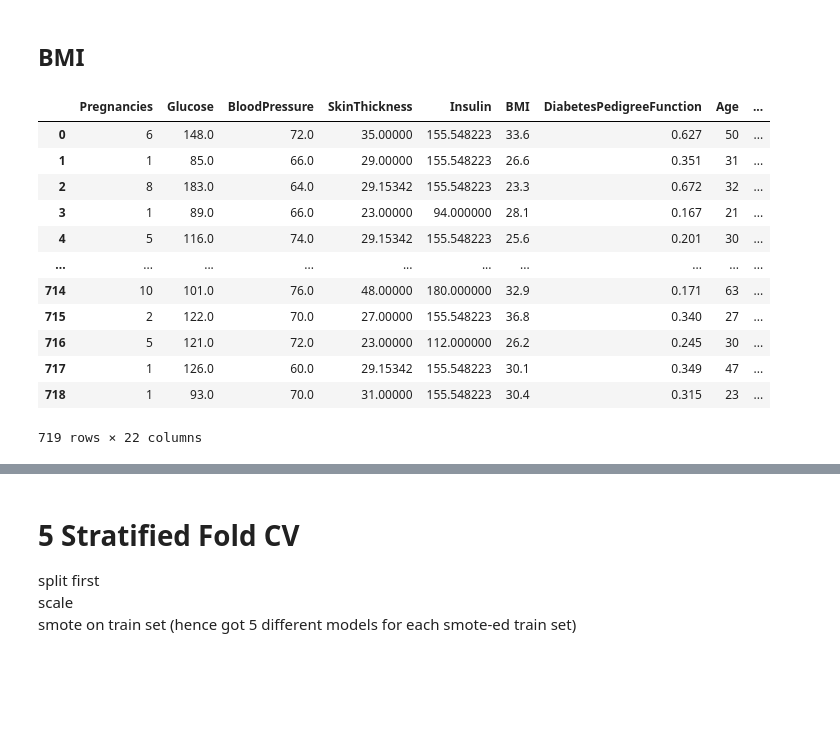
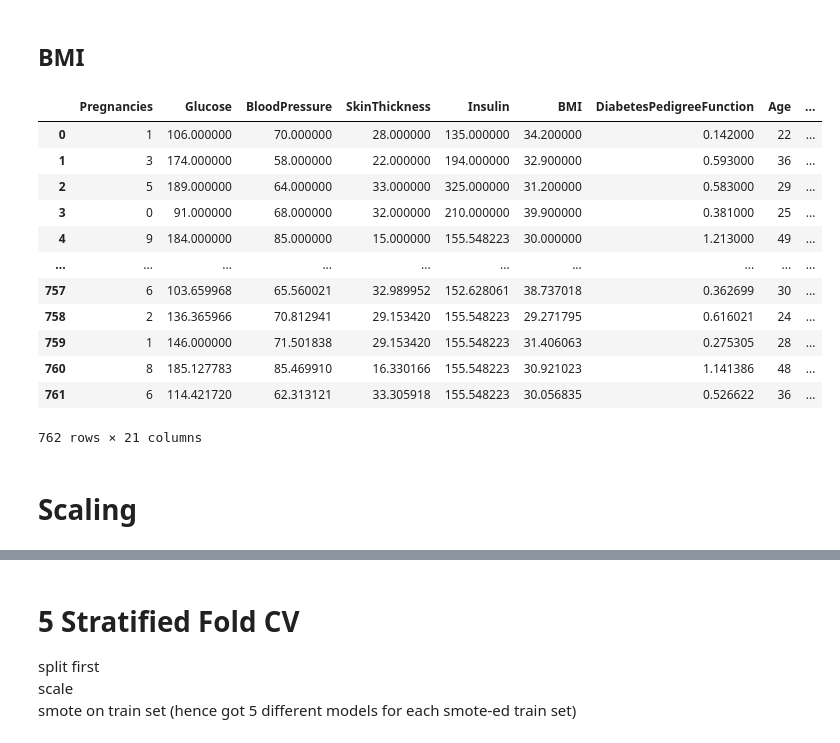
Before and after one commit to nigelmaxwee/sc5010-introduction-to-data-analysis, a Jupyter notebook: data-preprocessing.ipynb, the cells around one changed output, grey strips where cells are left out. Cells and saved outputs as stored; diff of their text form; code cells hidden in the pictures; blank space fills up the shorter version.

Commit message:
Update feature engineering

```diff
--- a/data-preprocessing.ipynb
+++ b/data-preprocessing.ipynb
@@ -216,0 +242,12 @@ plt.show()
+# %%
+from imblearn.over_sampling import SMOTE
+
+# Initialize SMOTE
+smote = SMOTE(random_state=42)
+
+# Fit and resample only the training data
+X_train_sm, y_train_sm = smote.fit_resample(X_train, y_train)
+
+# Optional: Check class distribution after SMOTE
+print("✅ Class distribution after SMOTE:")
+print(y_train_sm.value_counts())
@@ -305,16 +308,30 @@ df_no_outliers = pd.get_dummies(df_no_outliers, columns=["BMI_Class"], prefix="B
-# %%
-df_no_outliers
-# %% [output]
-|  | Pregnancies | Glucose | BloodPressure | SkinThickness | Insulin | BMI | DiabetesPedigreeFunction | Age | ... |
-| 0 | 6 | 148.0 | 72.0 | 35.00000 | 155.548223 | 33.6 | 0.627 | 50 | ... |
-| 1 | 1 | 85.0 | 66.0 | 29.00000 | 155.548223 | 26.6 | 0.351 | 31 | ... |
-| 2 | 8 | 183.0 | 64.0 | 29.15342 | 155.548223 | 23.3 | 0.672 | 32 | ... |
-| 3 | 1 | 89.0 | 66.0 | 23.00000 | 94.000000 | 28.1 | 0.167 | 21 | ... |
-| 4 | 5 | 116.0 | 74.0 | 29.15342 | 155.548223 | 25.6 | 0.201 | 30 | ... |
-| ... | ... | ... | ... | ... | ... | ... | ... | ... | ... |
-| 714 | 10 | 101.0 | 76.0 | 48.00000 | 180.000000 | 32.9 | 0.171 | 63 | ... |
-| 715 | 2 | 122.0 | 70.0 | 27.00000 | 155.548223 | 36.8 | 0.340 | 27 | ... |
-| 716 | 5 | 121.0 | 72.0 | 23.00000 | 112.000000 | 26.2 | 0.245 | 30 | ... |
-| 717 | 1 | 126.0 | 60.0 | 29.15342 | 155.548223 | 30.1 | 0.349 | 47 | ... |
-| 718 | 1 | 93.0 | 70.0 | 31.00000 | 155.548223 | 30.4 | 0.315 | 23 | ... |
-719 rows × 22 columns
+# %%
+# Step 2: Apply feature engineering to both X_train_sm and X_test
+def apply_feature_engineering(df):
+    df = df.copy()
+
+    # Glucose classification
+    df["Glucose_Class"] = df["Glucose"].apply(classify_glucose)
+
+    # Blood Pressure classification
+    df["BloodPressure_Class"] = df["BloodPressure"].apply(classify_bp)
+
+    # Insulin classification
+    df["Insulin_Class"] = df["Insulin"].apply(classify_insulin)
+
+    # BMI classification
+    df["BMI_Class"] = df["BMI"].apply(classify_bmi)
+
+    # One-hot encode the newly created class columns
+    df = pd.get_dummies(df, columns=[
+        "Glucose_Class",
+        "BloodPressure_Class",
+        "Insulin_Class",
+        "BMI_Class"
+    ], prefix_sep="_")
+
+    return df
+
+# Step 3: Apply to both training and test sets
+X_train_fe = apply_feature_engineering(X_train_sm)
+X_test_fe = apply_feature_engineering(X_test)
@@ -320,0 +341,18 @@ df_no_outliers
+# %%
+X_train_fe
+# %% [output]
+|  | Pregnancies | Glucose | BloodPressure | SkinThickness | Insulin | BMI | DiabetesPedigreeFunction | Age | ... |
+| 0 | 1 | 106.000000 | 70.000000 | 28.000000 | 135.000000 | 34.200000 | 0.142000 | 22 | ... |
+| 1 | 3 | 174.000000 | 58.000000 | 22.000000 | 194.000000 | 32.900000 | 0.593000 | 36 | ... |
+| 2 | 5 | 189.000000 | 64.000000 | 33.000000 | 325.000000 | 31.200000 | 0.583000 | 29 | ... |
+| 3 | 0 | 91.000000 | 68.000000 | 32.000000 | 210.000000 | 39.900000 | 0.381000 | 25 | ... |
+| 4 | 9 | 184.000000 | 85.000000 | 15.000000 | 155.548223 | 30.000000 | 1.213000 | 49 | ... |
+| ... | ... | ... | ... | ... | ... | ... | ... | ... | ... |
+| 757 | 6 | 103.659968 | 65.560021 | 32.989952 | 152.628061 | 38.737018 | 0.362699 | 30 | ... |
+| 758 | 2 | 136.365966 | 70.812941 | 29.153420 | 155.548223 | 29.271795 | 0.616021 | 24 | ... |
+| 759 | 1 | 146.000000 | 71.501838 | 29.153420 | 155.548223 | 31.406063 | 0.275305 | 28 | ... |
+| 760 | 8 | 185.127783 | 85.469910 | 16.330166 | 155.548223 | 30.921023 | 1.141386 | 48 | ... |
+| 761 | 6 | 114.421720 | 62.313121 | 33.305918 | 155.548223 | 30.056835 | 0.526622 | 36 | ... |
+762 rows × 21 columns
+# %% [markdown]
+# Scaling
```
Also changed, not shown: parts of 17 cells of this notebook.
